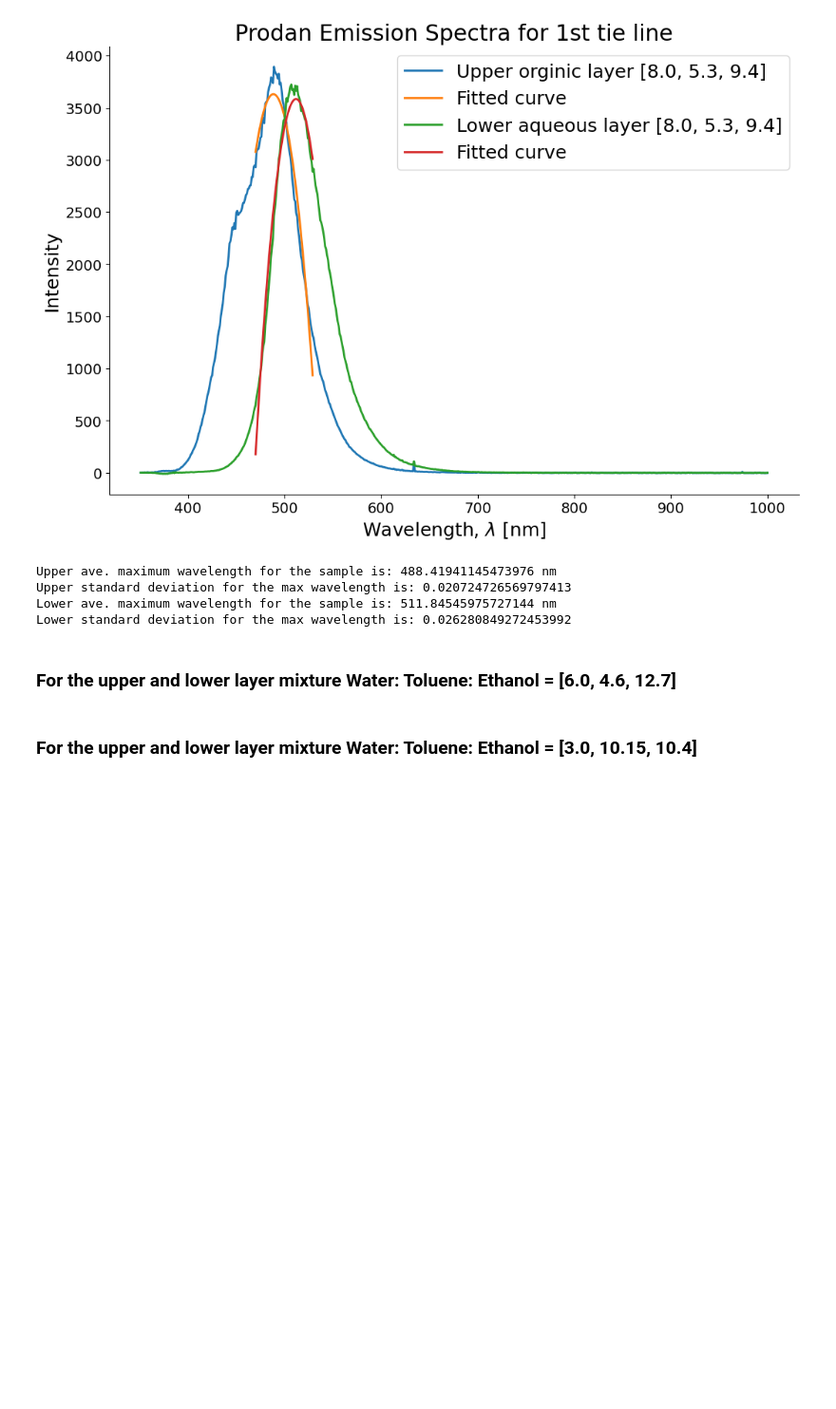
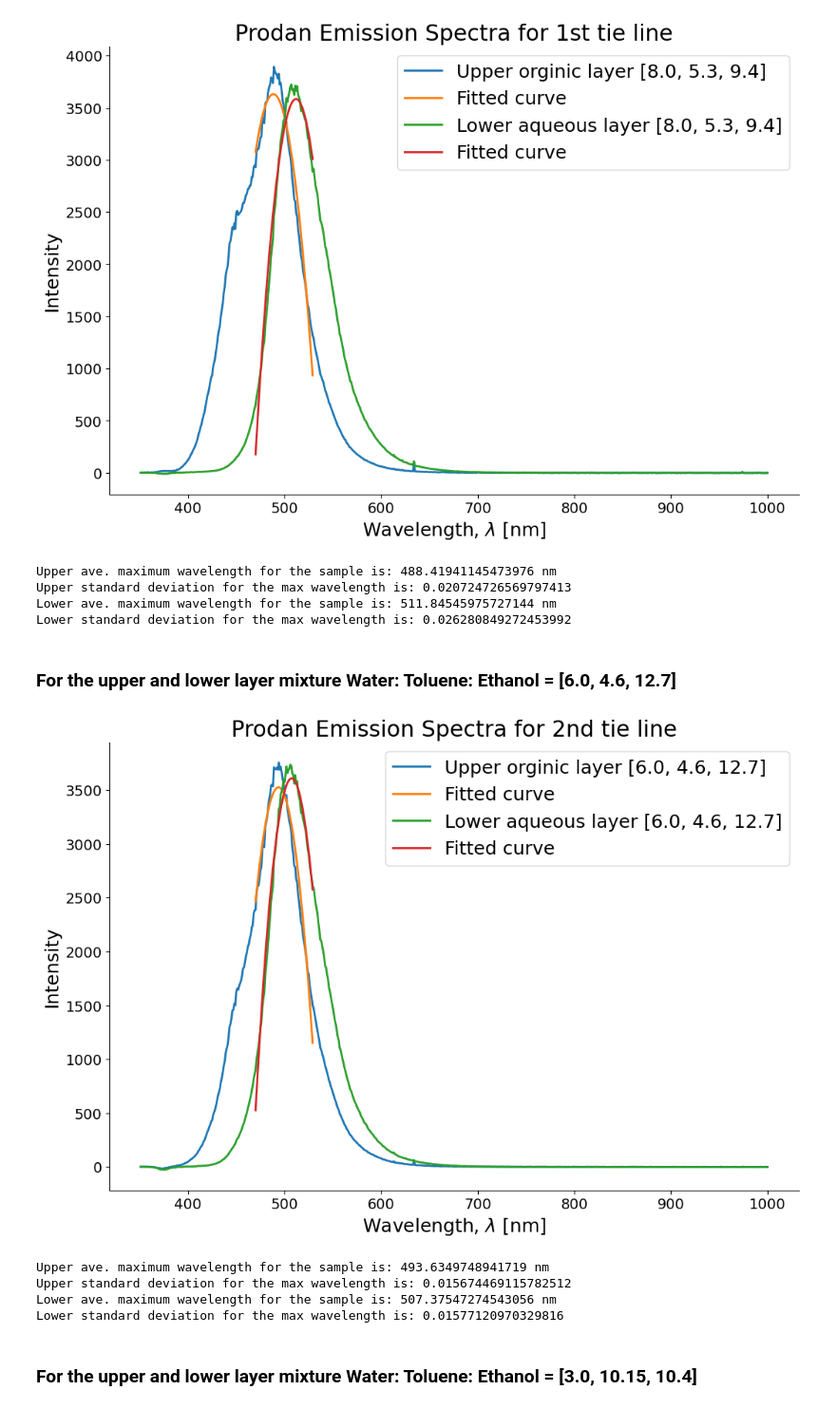
Before and after one commit to notmuchgeek/MS_2.2_TPDE, a Jupyter notebook: curve_fit_tie_line.ipynb, the cells around one changed output. Shown: that part at 95% size. Saved outputs shown, nothing was run; the diff lists cells and outputs as text; code cells hidden in the pictures; blank space fills up the shorter version.

```diff
--- a/curve_fit_tie_line.ipynb
+++ b/curve_fit_tie_line.ipynb
@@ -215,35 +215,41 @@ for i in range(len(lower_inten_fit_sample02)):
     f1_individual = C_fit[0]
     max_wav_individual = C_fit[1]
     lower_f1_sample02.append(f1_individual)
     lower_max_wav_sample02.append(max_wav_individual)
 
 lower_ave_max_wav_sample02 = sum(lower_max_wav_sample02)/len(lower_max_wav_sample02)
 lower_std_max_wav_sample02 = np.std(lower_max_wav_sample02,ddof=1)
 
 #Plotting
 fig1 = plt.figure(facecolor='white')
 ax1 = plt.axes(frameon=True)
 ax1.spines['right'].set_visible(False)
 ax1.spines['top'].set_visible(False)
 
 plt.plot(upper_wv_sample02_01,upper_inten_sample02_01,marker = '',linestyle = '-',label = 'Upper orginic layer [6.0, 4.6, 12.7]')
-plt.plot(upper_wv_fit_sample02_01,upper_f1_sample02,label = 'Fitted curve')
+plt.plot(upper_wv_fit_sample02_01,upper_f1_sample02[0],label = 'Fitted curve')
 
 plt.plot(lower_wv_sample02_01,lower_inten_sample02_01,marker = '',linestyle = '-',label = 'Lower aqueous layer [6.0, 4.6, 12.7]')
-plt.plot(lower_wv_fit_sample02_01,lower_f1_sample02,label = 'Fitted curve')
+plt.plot(lower_wv_fit_sample02_01,lower_f1_sample02[0],label = 'Fitted curve')
 
 
 plt.legend(loc = 'best')
 plt.title('Prodan Emission Spectra for 2nd tie line')
 plt.xlabel('Wavelength, $\lambda$ [nm]')
 plt.ylabel('Intensity')
 plt.show()
 
 
 print('Upper ave. maximum wavelength for the sample is:',upper_ave_max_wav_sample02,'nm')
 print('Upper standard deviation for the max wavelength is:',upper_std_max_wav_sample02)
 print('Lower ave. maximum wavelength for the sample is:',lower_ave_max_wav_sample02,'nm')
 print('Lower standard deviation for the max wavelength is:',lower_std_max_wav_sample02)
+# %% [output]
+[figure, added]
+Upper ave. maximum wavelength for the sample is: 493.6349748941719 nm
+Upper standard deviation for the max wavelength is: 0.015674469115782512
+Lower ave. maximum wavelength for the sample is: 507.37547274543056 nm
+Lower standard deviation for the max wavelength is: 0.01577120970329816
 # %% [markdown]
 ### For the upper and lower layer mixture Water: Toluene: Ethanol = [3.0, 10.15, 10.4]
 # %%
```
Also changed, not shown: parts of 3 cells of this notebook.
